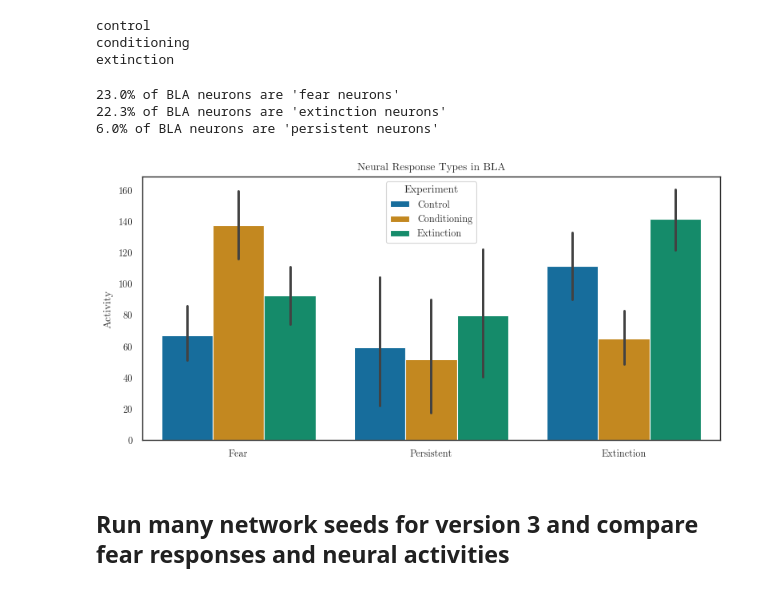
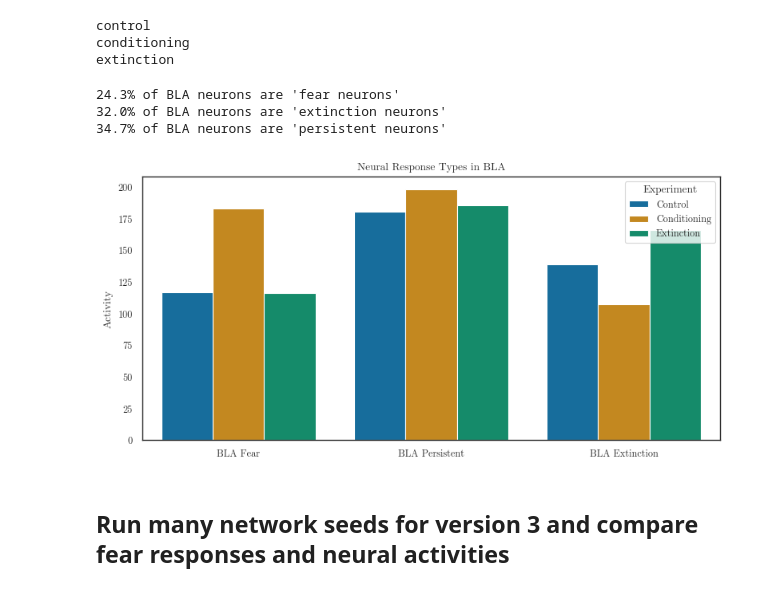
Before and after one commit to psipeter/amygdala, a Jupyter notebook: model1.1.ipynb, the cells around one changed output. Saved outputs shown, nothing was run; the diff lists cells and outputs as text; code cells hidden in the pictures.

```diff
--- a/model1.1.ipynb
+++ b/model1.1.ipynb
@@ -701,48 +701,41 @@ with sim:
 control
 conditioning
 extinction
-# %%
-aControl = sim.data[net.pBLA_spikes][T1a: T1b]
-aConditioning = sim.data[net.pBLA_spikes][T2a: T2b]
-aExtinction = sim.data[net.pBLA_spikes][T3a: T3b]
-neurons = aControl.shape[1]
-aThr_pos = 1.2  # neurons are "increasing" if they fire >20% more than the post-conditioning baseline
-aThr_neg = 0.8  # neurons are "decreasing" if they fire at <80% of post-conditioning baseline
-aThr_same = 0.2  # fear neurons are "persistent" if their mean firing rate changes <20% between conditioning and extinction
-fear_neurons = np.where(np.mean(aConditioning, axis=0) > aThr_pos*np.mean(aControl, axis=0))[0]
-extinction_neurons = np.where(np.mean(aExtinction, axis=0) > aThr_pos*np.mean(aConditioning, axis=0))[0]
-aFear = sim.data[net.pBLA_spikes][:,fear_neurons]
-aFearConditioning = aFear[T2a: T2b]
-aFearExtinction = aFear[T3a: T3b]
-persistent_neurons = np.where(np.abs(np.mean(aFearConditioning-aFearExtinction,axis=0))<aThr_same*np.mean(aFearConditioning, axis=0))[0]
-
-print(f"{len(fear_neurons)/neurons*100:.3}% of BLA neurons are 'fear neurons'")
-print(f"{len(extinction_neurons)/neurons*100:.3}% of BLA neurons are 'extinction neurons'")
-print(f"{len(persistent_neurons)/neurons*100:.3}% of BLA neurons are 'persistent neurons'")
-
-data = pd.DataFrame(columns=["neuron", "type", "Activity", "Experiment"])
-for n in fear_neurons:
-    data = data.append({"neuron": n, "type": "Fear", "Activity": np.mean(aControl[:,n]), "Experiment": "Control"}, ignore_index=True)
-    data = data.append({"neuron": n, "type": "Fear", "Activity": np.mean(aConditioning[:,n]), "Experiment": "Conditioning"}, ignore_index=True)
-    data = data.append({"neuron": n, "type": "Fear", "Activity": np.mean(aExtinction[:,n]), "Experiment": "Extinction"}, ignore_index=True)
-for n in persistent_neurons:
-    data = data.append({"neuron": n, "type": "Persistent", "Activity": np.mean(aControl[:,n]), "Experiment": "Control"}, ignore_index=True)
-    data = data.append({"neuron": n, "type": "Persistent", "Activity": np.mean(aConditioning[:,n]), "Experiment": "Conditioning"}, ignore_index=True)
-    data = data.append({"neuron": n, "type": "Persistent", "Activity": np.mean(aExtinction[:,n]), "Experiment": "Extinction"}, ignore_index=True)
-for n in extinction_neurons:
-    data = data.append({"neuron": n, "type": "Extinction", "Activity": np.mean(aControl[:,n]), "Experiment": "Control"}, ignore_index=True)
-    data = data.append({"neuron": n, "type": "Extinction", "Activity": np.mean(aConditioning[:,n]), "Experiment": "Conditioning"}, ignore_index=True)
-    data = data.append({"neuron": n, "type": "Extinction", "Activity": np.mean(aExtinction[:,n]), "Experiment": "Extinction"}, ignore_index=True)
-
-fig, ax = plt.subplots(nrows=1, ncols=1, figsize=((8,4)))
-sns.barplot(data=data, x='type', y="Activity", hue="Experiment", palette=palette, ax=ax)
-ax.set(title="Neural Response Types in BLA", xlabel=None)
-plt.tight_layout()
-# %% [output]
-23.0% of BLA neurons are 'fear neurons'
-22.3% of BLA neurons are 'extinction neurons'
-6.0% of BLA neurons are 'persistent neurons'
-[figure, removed]
+# %%
+aControl_BLA = sim.data[net.pBLA_spikes][T1a: T1b]
+aConditioning_BLA = sim.data[net.pBLA_spikes][T2a: T2b]
+aExtinction_BLA = sim.data[net.pBLA_spikes][T3a: T3b]
+
+fear_neurons_p1 = np.where(np.mean(aConditioning_BLA, axis=0) > np.mean(aControl_BLA, axis=0))[0]
+fear_neurons_p2 = np.where(np.mean(aExtinction_BLA, axis=0) < np.mean(aConditioning_BLA, axis=0))[0]
+fear_neurons = np.intersect1d(fear_neurons_p1, fear_neurons_p2)
+extinction_neurons = np.where(np.mean(aExtinction_BLA, axis=0) > np.mean(aConditioning_BLA, axis=0))[0]
+persistent_neurons = np.where(np.abs(np.mean(aConditioning_BLA-aExtinction_BLA,axis=0))<0.5*np.mean(aConditioning_BLA, axis=0))[0]
+
+data_activity = pd.DataFrame(columns=["Type", "Activity", "Experiment"])
+data_activity = data_activity.append({"Type": "BLA Fear", "Activity": np.mean(aControl_BLA[:,fear_neurons]), "Experiment": "Control"}, ignore_index=True)
+data_activity = data_activity.append({"Type": "BLA Fear", "Activity": np.mean(aConditioning_BLA[:,fear_neurons]), "Experiment": "Conditioning"}, ignore_index=True)
+data_activity = data_activity.append({"Type": "BLA Fear", "Activity": np.mean(aExtinction_BLA[:,fear_neurons]), "Experiment": "Extinction"}, ignore_index=True)
+data_activity = data_activity.append({"Type": "BLA Persistent", "Activity": np.mean(aControl_BLA[:,persistent_neurons]), "Experiment": "Control"}, ignore_index=True)
+data_activity = data_activity.append({"Type": "BLA Persistent", "Activity": np.mean(aConditioning_BLA[:,persistent_neurons]), "Experiment": "Conditioning"}, ignore_index=True)
+data_activity = data_activity.append({"Type": "BLA Persistent", "Activity": np.mean(aExtinction_BLA[:,persistent_neurons]), "Experiment": "Extinction"}, ignore_index=True)
+data_activity = data_activity.append({"Type": "BLA Extinction", "Activity": np.mean(aControl_BLA[:,extinction_neurons]), "Experiment": "Control"}, ignore_index=True)
+data_activity = data_activity.append({"Type": "BLA Extinction", "Activity": np.mean(aConditioning_BLA[:,extinction_neurons]), "Experiment": "Conditioning"}, ignore_index=True)
+data_activity = data_activity.append({"Type": "BLA Extinction", "Activity": np.mean(aExtinction_BLA[:,extinction_neurons]), "Experiment": "Extinction"}, ignore_index=True)
+
+fig, ax = plt.subplots(nrows=1, ncols=1, figsize=((8,4)))
+sns.barplot(data=data_activity, x='Type', y="Activity", hue="Experiment", palette=palette, ax=ax)
+ax.set(title="Neural Response Types in BLA", xlabel=None)
+plt.tight_layout()
+
+print(f"{len(fear_neurons)/(3*nNeurons)*100:.3}% of BLA neurons are 'fear neurons'")
+print(f"{len(extinction_neurons)/(3*nNeurons)*100:.3}% of BLA neurons are 'extinction neurons'")
+print(f"{len(persistent_neurons)/(3*nNeurons)*100:.3}% of BLA neurons are 'persistent neurons'")
+# %% [output]
+24.3% of BLA neurons are 'fear neurons'
+32.0% of BLA neurons are 'extinction neurons'
+34.7% of BLA neurons are 'persistent neurons'
+[figure, added]
 # %% [markdown]
 ## Run many network seeds for version 3 and compare fear responses and neural activities
 # %%
```
Also changed, not shown: parts of 6 cells of this notebook, 2 other files.
